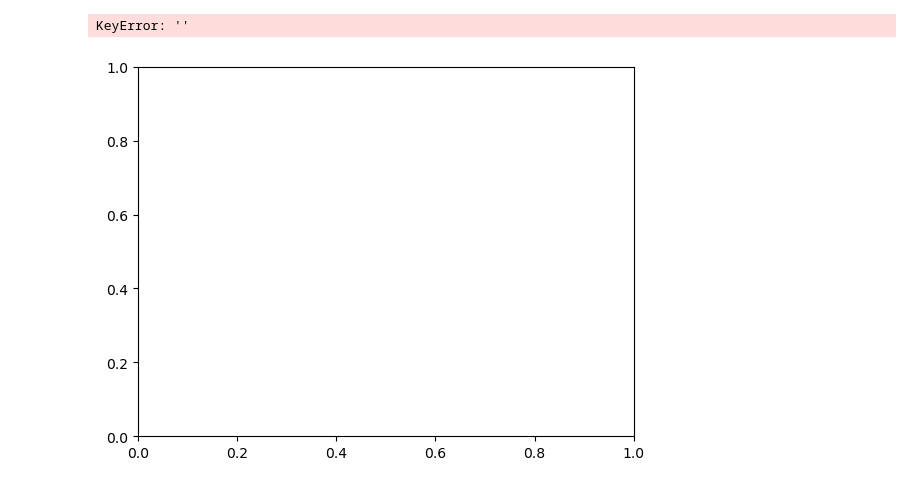
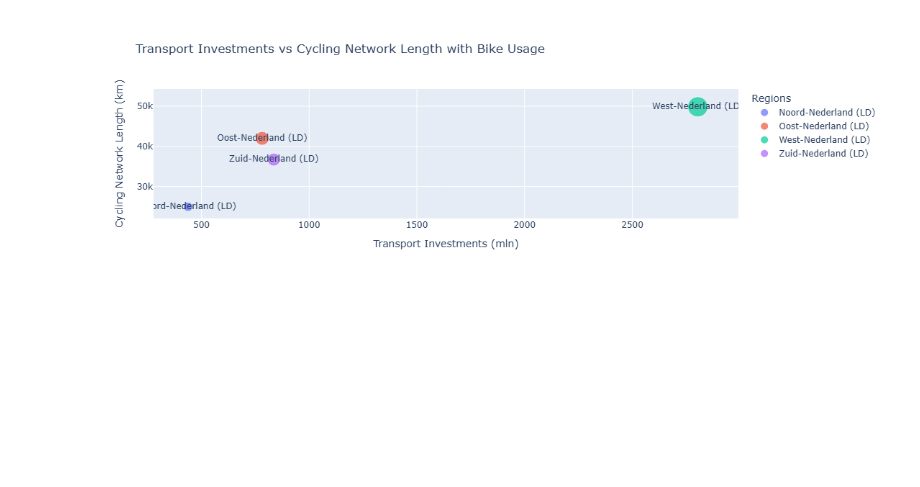
Before and after one commit to FLovoi/Python-project, a Jupyter notebook: bike infrastructures.ipynb, the cells around one changed output. Cells and saved outputs as stored; diff of their text form; code cells hidden in the pictures; blank space fills up the shorter version.

```diff
--- a/bike infrastructures.ipynb
+++ b/bike infrastructures.ipynb
@@ -60,28 +33,36 @@ fig.show()
 # %%
-file_investment = r'C:\Users\franc\Downloads\Municipal_budgets__income_and_expenditures_by_region_and_size_class_14102024_204722.csv'
-file_mobility = r'C:\Users\franc\Downloads\Total_transport_performance_in_the_Netherlands__modes_of_travel_and_regions_14102024_194424.csv'
-open(file_investment, 'r')
-open(file_mobility, 'r')
+import pandas as pd
+import plotly.express as px
 
-df_investment = pd.read_csv(file_investment)
-df_mobility = pd.read_csv(file_mobility)
 
-#devo selezionare sole lo spese per ciascuna regione e solamente per il traffic
-#fare heatmap
+file_investment = r'D:\Git\Python-project\Municipal_budgets__income_and_expenditures_by_region_and_size_class_14102024_204722.csv'
+file_network = r'D:\Git\Python-project\Lengte_van_fietsnetwerk__fietswegkenmerken__regio__02112024_172141.csv'
+file_travels = r'D:\Git\Python-project\Total_transport_performance_in_the_Netherlands__modes_of_travel_and_regions_14102024_194424.csv'
+df_investment = pd.read_csv(file_investment, delimiter = ';')
+df_network = pd.read_csv(file_network, delimiter = ';')
+df_travels = pd.read_csv(file_travels, delimiter = ';')
 
-fig = plt.figure()
-ax = fig.subplots()
-x = df_investment['Regions']
+df_investment = df_investment[['Total traffic, transportation and wate..', 'Regions']]
+df_network = df_network[['Total cycle network length', 'Regions']]
+df_travels = df_travels[['Bike', 'Regions']]
 
-ax.plot(x, df_investments['Noord-Nederland (LD)'], label = 'Noord-Nederland')
-ax.plot(x, df_investments['Oost-Nederland (LD)'], label = 'Oost-Nederland')
-ax.plot(x, df_investments['West-Nederland (LD)'], label = 'West-Nederland')
-ax.plot(x, df_investments['Zuid-Nederland (LD)'], label = 'Zuid-Nederland')
+df = pd.merge(df_investment, df_network, on = 'Regions')
+df = pd.merge(df, df_travels, on = 'Regions')
 
-ax.set_title('')
-plt.legend()
-plt.xticks(range(0, len(stocks), 20))
-plt.show()
+fig = px.scatter(
+    df,
+    x='Total traffic, transportation and wate..',
+    y='Total cycle network length',
+    color='Regions',
+    size='Bike',
+    title="Transport Investments vs Cycling Network Length with Bike Usage",
+    labels={
+        "Total traffic, transportation and wate..": "Transport Investments (mln)",
+        "Total cycle network length": "Cycling Network Length (km)",
+        "Regions": "Regions"
+    },
+    text='Regions'
+)
+fig.show()
 # %% [output]
-KeyError: ''
-[figure, old version]
+[figure, new version]
```
Also changed, not shown: parts of 2 cells of this notebook.
